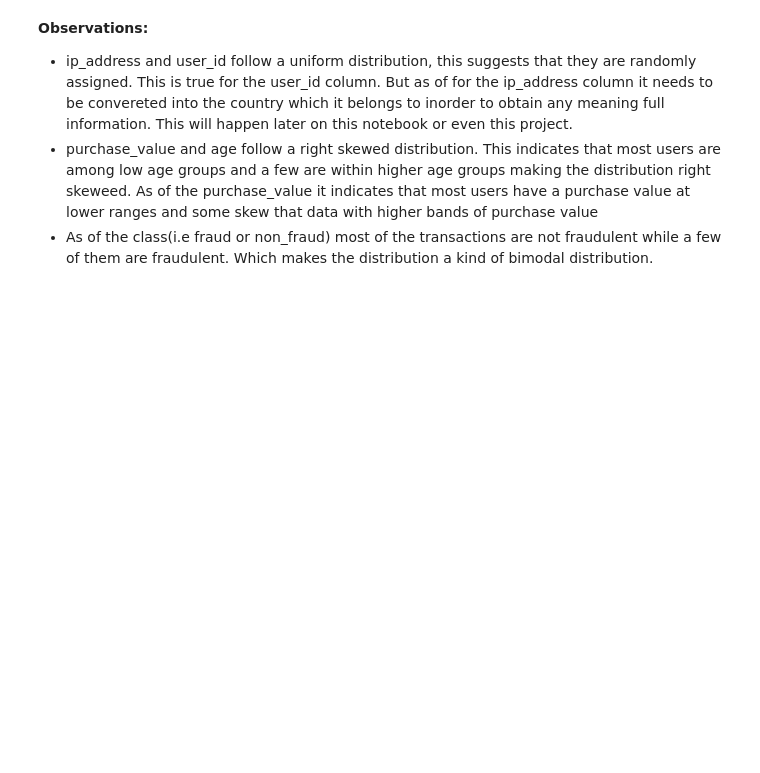
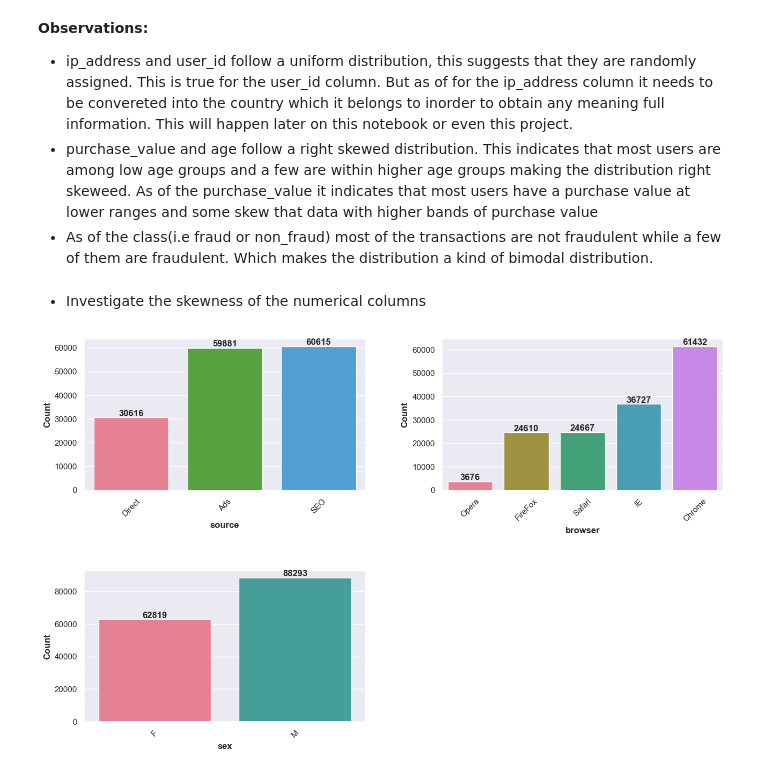
Before and after one commit to WildCayote/Adey-Innovations-Fraud-Detection, a Jupyter notebook: notebooks/exploratory_data_analysis.ipynb, the cells around one changed output. Cells and saved outputs as stored; diff of their text form; code cells hidden in the pictures; blank space fills up the shorter version.

```diff
--- a/notebooks/exploratory_data_analysis.ipynb
+++ b/notebooks/exploratory_data_analysis.ipynb
@@ -135,3 +135,9 @@ eda_analyzer.numerical_distribution()
 - ip_address and user_id follow a uniform distribution, this suggests that they are randomly assigned. This is true for the user_id column. But as of for the ip_address column it needs to be convereted into the country which it belongs to inorder to obtain any meaning full information. This will happen later on this notebook or even this project.
 - purchase_value and age follow a right skewed distribution. This indicates that most users are among low age groups and a few are within higher age groups making the distribution right skeweed. As of the purchase_value it indicates that most users have a purchase value at lower ranges and some skew that data with higher bands of purchase value
 - As of the class(i.e fraud or non_fraud) most of the transactions are not fraudulent while a few of them are fraudulent. Which makes the distribution a kind of bimodal distribution.
+# %% [markdown]
+- Investigate the skewness of the numerical columns
+# %%
+eda_analyzer.categorical_distribution()
+# %% [output]
+[figure, added]
```
Also changed, not shown: parts of 2 cells of this notebook.
